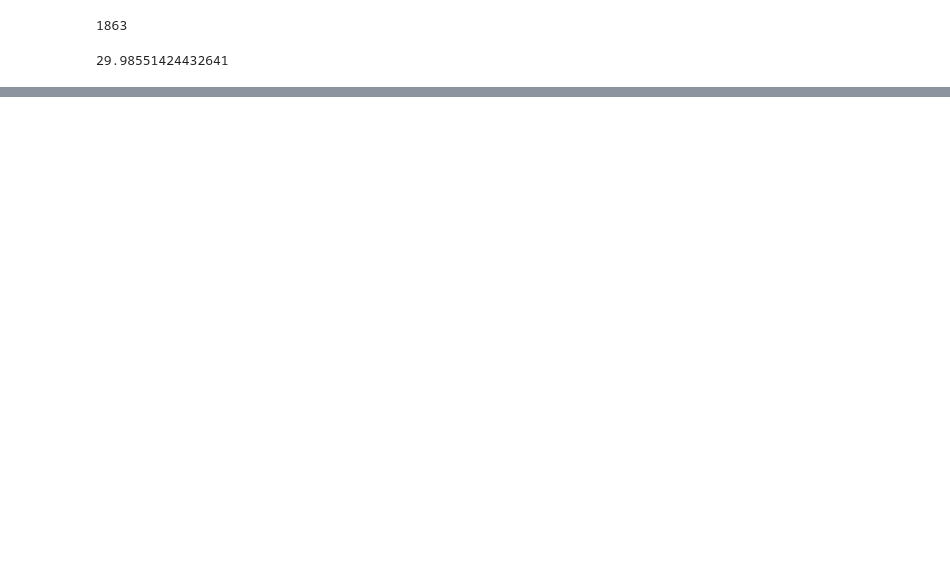
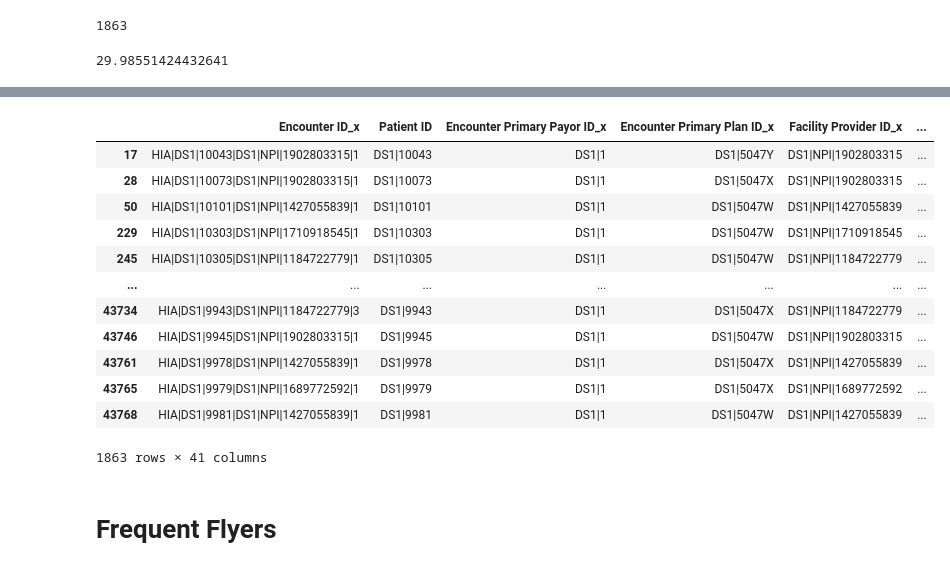
Before and after one commit to jrioross/ursa_health_hospital_readmissions, a Jupyter notebook: data/patient_care.ipynb, the cells around one changed output, grey strips where cells are left out. Cells and saved outputs as stored; diff of their text form; code cells hidden in the pictures; blank space fills up the shorter version.

```diff
--- a/data/patient_care.ipynb
+++ b/data/patient_care.ipynb
@@ -177,0 +309,18 @@ pcp_rate
+# %%
+pcp_rate = pcp_week_visit.merge(admit1, how )
+# %% [output]
+|  | Encounter ID_x | Patient ID | Encounter Primary Payor ID_x | Encounter Primary Plan ID_x | Facility Provider ID_x | ... |
+| 17 | HIA|DS1|10043|DS1|NPI|1902803315|1 | DS1|10043 | DS1|1 | DS1|5047Y | DS1|NPI|1902803315 | ... |
+| 28 | HIA|DS1|10073|DS1|NPI|1902803315|1 | DS1|10073 | DS1|1 | DS1|5047X | DS1|NPI|1902803315 | ... |
+| 50 | HIA|DS1|10101|DS1|NPI|1427055839|1 | DS1|10101 | DS1|1 | DS1|5047W | DS1|NPI|1427055839 | ... |
+| 229 | HIA|DS1|10303|DS1|NPI|1710918545|1 | DS1|10303 | DS1|1 | DS1|5047W | DS1|NPI|1710918545 | ... |
+| 245 | HIA|DS1|10305|DS1|NPI|1184722779|1 | DS1|10305 | DS1|1 | DS1|5047W | DS1|NPI|1184722779 | ... |
+| ... | ... | ... | ... | ... | ... | ... |
+| 43734 | HIA|DS1|9943|DS1|NPI|1184722779|3 | DS1|9943 | DS1|1 | DS1|5047X | DS1|NPI|1184722779 | ... |
+| 43746 | HIA|DS1|9945|DS1|NPI|1902803315|1 | DS1|9945 | DS1|1 | DS1|5047W | DS1|NPI|1902803315 | ... |
+| 43761 | HIA|DS1|9978|DS1|NPI|1427055839|1 | DS1|9978 | DS1|1 | DS1|5047X | DS1|NPI|1427055839 | ... |
+| 43765 | HIA|DS1|9979|DS1|NPI|1689772592|1 | DS1|9979 | DS1|1 | DS1|5047X | DS1|NPI|1689772592 | ... |
+| 43768 | HIA|DS1|9981|DS1|NPI|1427055839|1 | DS1|9981 | DS1|1 | DS1|5047W | DS1|NPI|1427055839 | ... |
+1863 rows × 41 columns
+# %% [markdown]
+# Frequent Flyers
```
Also changed, not shown: parts of 10 cells of this notebook, 2 other files.
